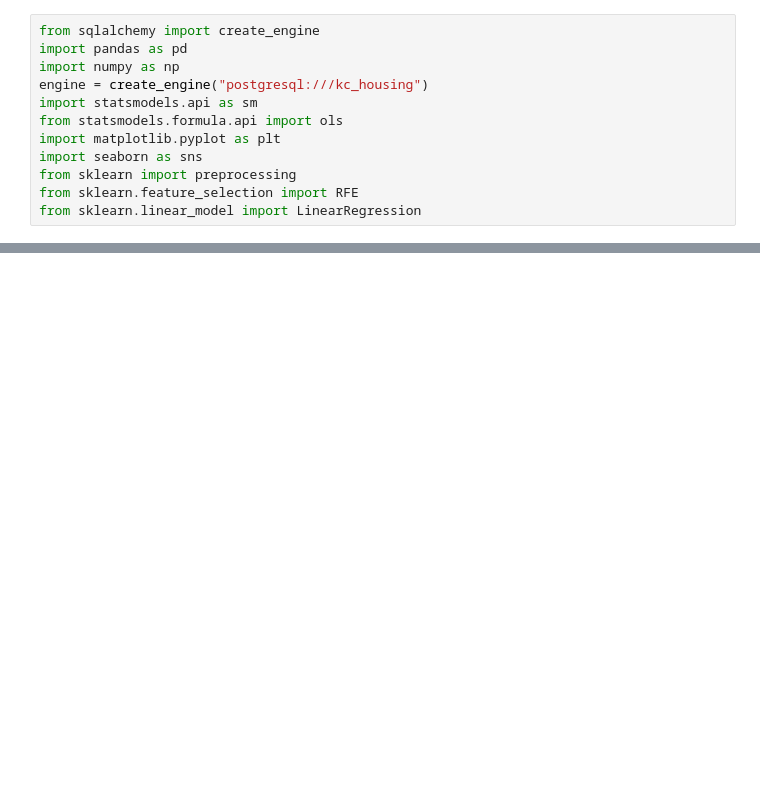
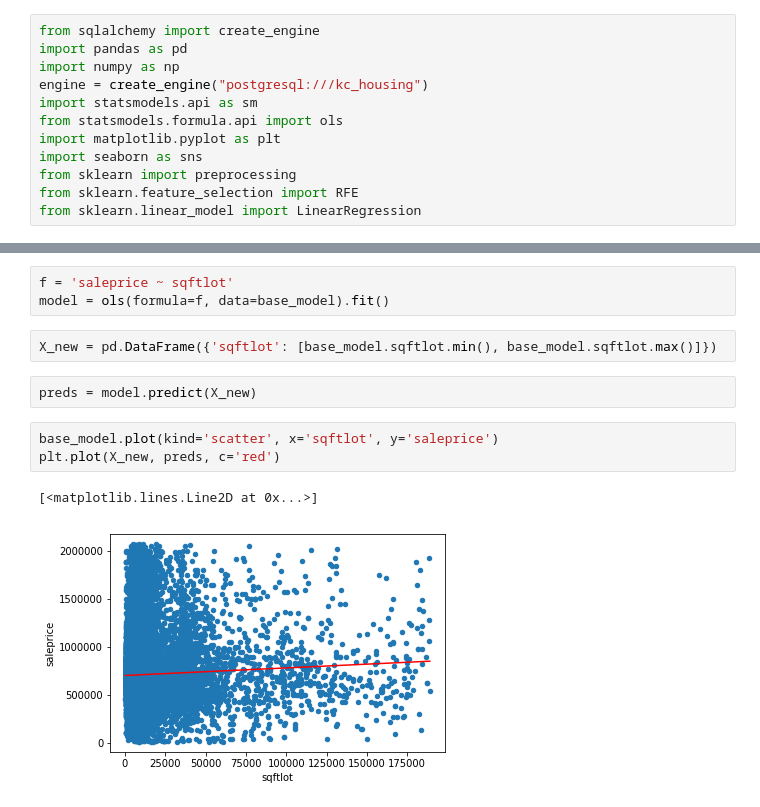
Before and after one commit to aabrahamson3/king-county-housing, a Jupyter notebook: notebooks/exploratory/02-aa-eda.ipynb, the cells around one changed output, grey strips where cells are left out. Drawn from its saved outputs; the diff is of its cells as text; blank space fills up the shorter version.

```diff
--- a/notebooks/exploratory/02-aa-eda.ipynb
+++ b/notebooks/exploratory/02-aa-eda.ipynb
@@ -285,0 +312,13 @@ X.corr()
+# %%
+f = 'saleprice ~ sqftlot'
+model = ols(formula=f, data=base_model).fit()
+# %%
+X_new = pd.DataFrame({'sqftlot': [base_model.sqftlot.min(), base_model.sqftlot.max()]})
+# %%
+preds = model.predict(X_new)
+# %%
+base_model.plot(kind='scatter', x='sqftlot', y='saleprice')
+plt.plot(X_new, preds, c='red')
+# %% [output]
+[<matplotlib.lines.Line2D at 0x...>]
+[figure, added]
```
Also changed, not shown: parts of 24 cells of this notebook.
